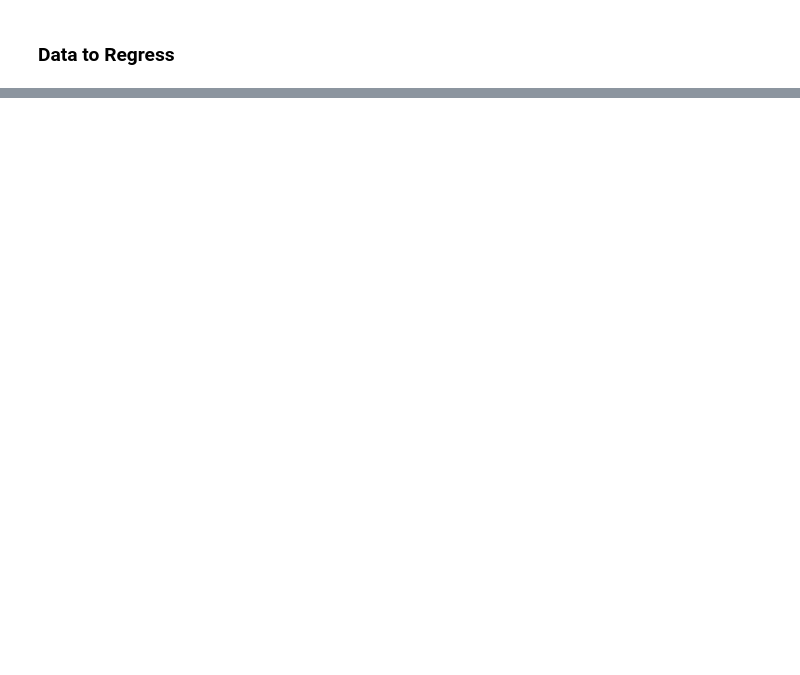
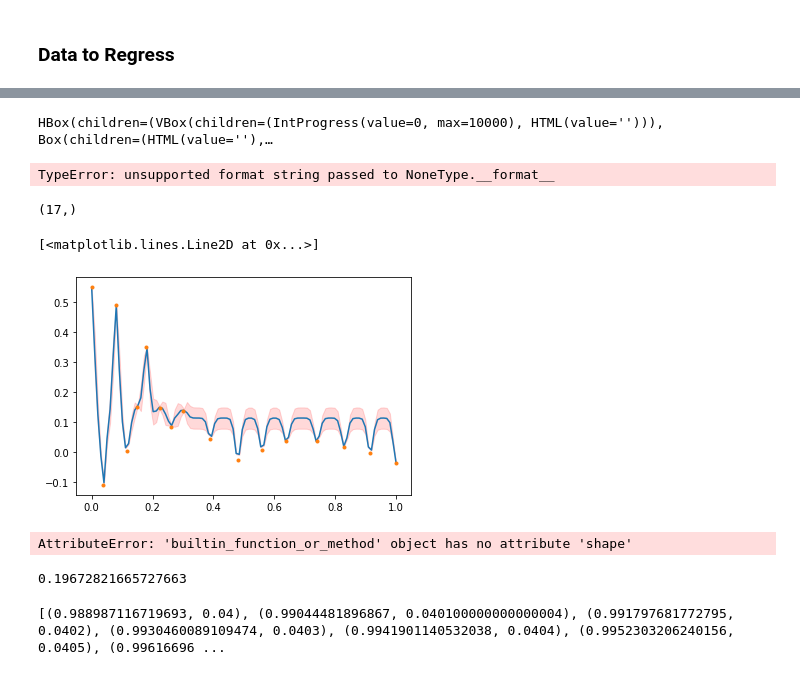
Before and after one commit to pierreosselin/Deep_Gaussian_Process_Project, a Jupyter notebook: examples/DeepGP_Supervised.ipynb, the cells around one changed output, grey strips where cells are left out. Cells and saved outputs as stored; diff of their text form; code cells hidden in the pictures; blank space fills up the shorter version.

```diff
--- a/examples/DeepGP_Supervised.ipynb
+++ b/examples/DeepGP_Supervised.ipynb
@@ -29,0 +43,28 @@ Y = -0.5*(np.sin(40*(X-0.85)**4)*np.cos(2.5*(X - 0.95)) + 0.5*(X - 0.9))
+# %%
+# Make sure initial noise variance gives a reasonable signal to noise ratio.
+# Fix to that value for a few iterations to avoid early local minima
+for i in range(len(m.layers)):
+    output_var = m.layers[i].Y.var() if i==0 else m.layers[i].Y.mean.var()
+    m.layers[i].Gaussian_noise.variance = output_var*0.001
+    m.layers[i].Gaussian_noise.variance.fix()
+m.optimize(messages=True,max_iters=10000)
+# %% [output]
+HBox(children=(VBox(children=(IntProgress(value=0, max=10000), HTML(value=''))), Box(children=(HTML(value=''),…
+TypeError: unsupported format string passed to NoneType.__format__
+# %%
+Xtest = np.linspace(0,1,100)
+Ypredict = m.predict(Xtest[:,None])
+print(x[:,0].shape)
+# %% [output]
+(17,)
+# %%
+plt.plot(Xtest, Ypredict[0]*scale + offset)
+plt.fill_between(Xtest, Ypredict[0][:,0]*scale + offset-2*Ypredict[1][:,0]*scale**2, Ypredict[0][:,0]*scale + offset+2*Ypredict[1][:,0]*scale**2, color='red', alpha=0.15, label='$2 \sigma_{2|1}$')
+plt.plot(x, y, '.')
+# %% [output]
+[<matplotlib.lines.Line2D at 0x...>]
+[figure, added]
+# %%
+deepgp.util.visualize_DGP(m, ['0' for i in range(10)], layer=1, dims=[0,1]); plt.title('Layer 1')
+# %% [output]
+AttributeError: 'builtin_function_or_method' object has no attribute 'shape'
@@ -29,0 +77,8 @@ Y = -0.5*(np.sin(40*(X-0.85)**4)*np.cos(2.5*(X - 0.95)) + 0.5*(X - 0.9))
+# %%
+f(10)
+# %% [output]
+0.19672821665727663
+# %%
+print([(f(j), j) for j in np.linspace(0.04,0.05,101)])
+# %% [output]
+[(0.988987116719693, 0.04), (0.99044481896867, 0.040100000000000004), (0.991797681772795, 0.0402), (0.9930460089109474, 0.0403), (0.9941901140532038, 0.0404), (0.9952303206240156, 0.0405), (0.99616696 ...
```
Also changed, not shown: parts of 34 cells of this notebook, 13 other files.
